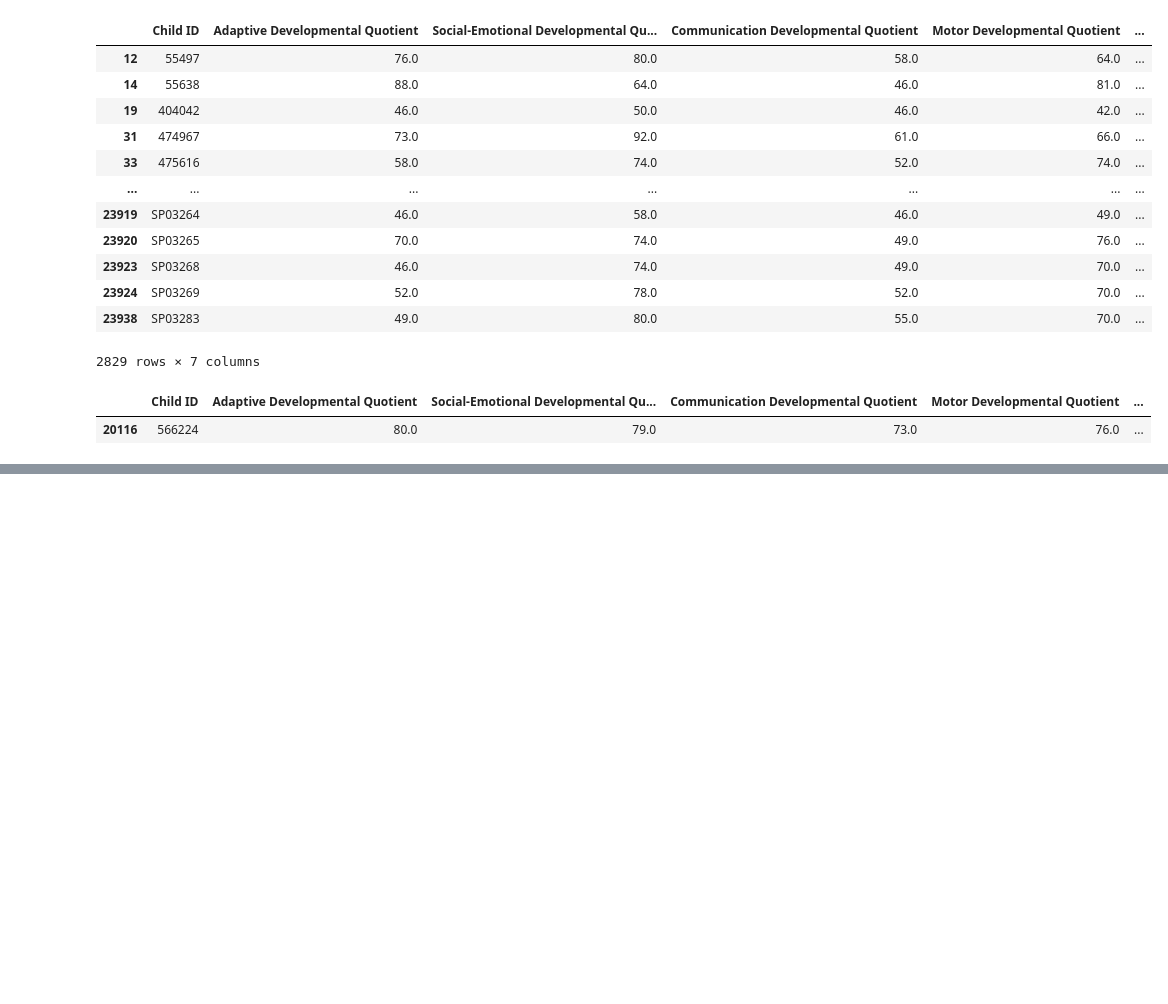
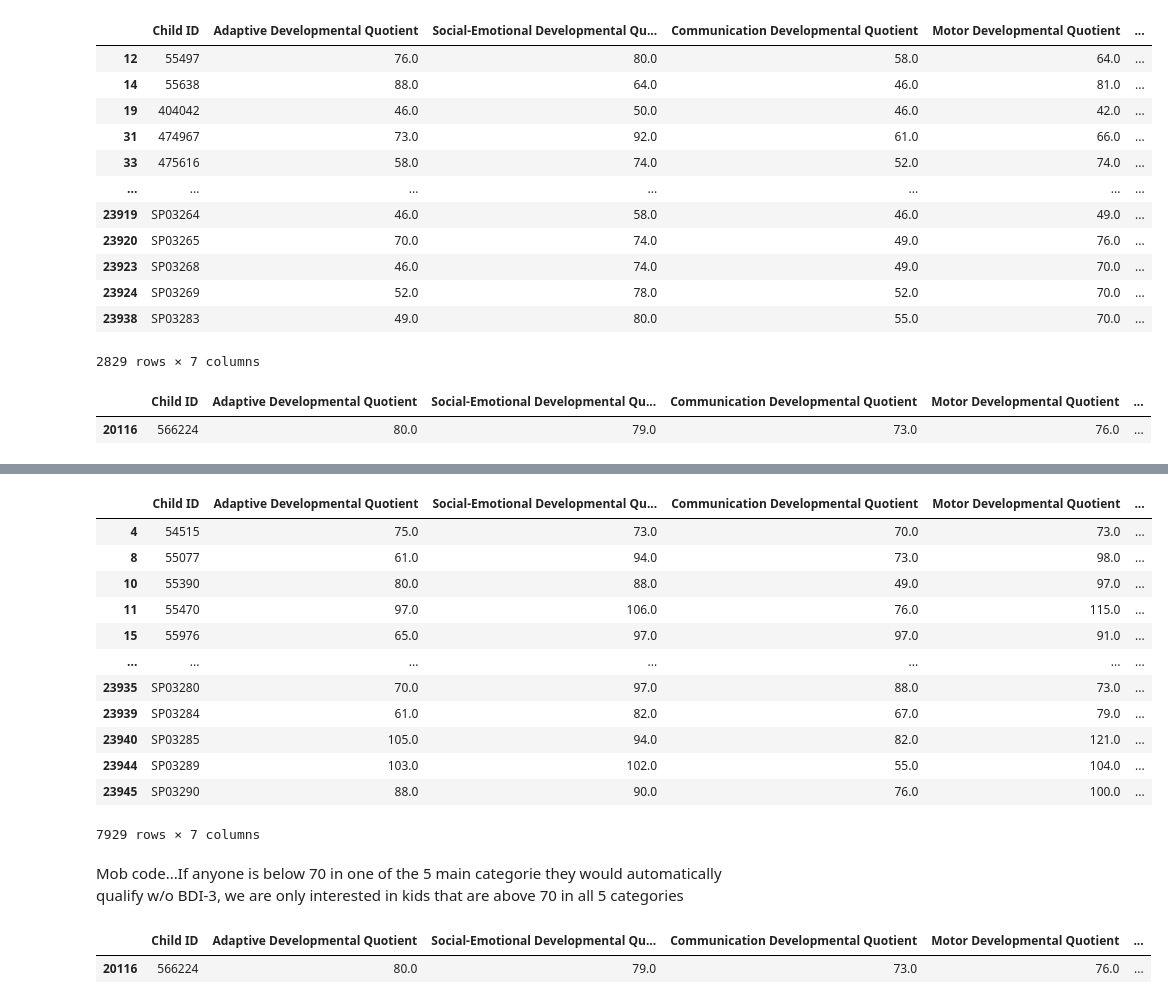
Before and after one commit to NSS-Data-Analytics-Cohort-10/teis-pugrammers, a Jupyter notebook: teispugrammers/teis_prelim (1).ipynb, the cells around one changed output, grey strips where cells are left out. Cells and saved outputs as stored; diff of their text form; code cells hidden in the pictures; blank space fills up the shorter version.

```diff
--- a/teispugrammers/teis_prelim (1).ipynb
+++ b/teispugrammers/teis_prelim (1).ipynb
@@ -579,0 +586,3 @@ eligible_without_bdi = no_bdi_qual['Adaptive Developmental Quotient'] <79) |
+# %%
+no_bdi_qual = dq_df[dq_df['BDI-3 Total Developmental Quotient'] > 70]
+no_bdi_qual
@@ -579,0 +603,36 @@ eligible_without_bdi = no_bdi_qual['Adaptive Developmental Quotient'] <79) |
+# %%
+eligible_without_bdi = no_bdi_qual[
+    (no_bdi_qual['Adaptive Developmental Quotient'] < 79) |
+    (no_bdi_qual['Social-Emotional Developmental Quotient'] < 79) |
+    (no_bdi_qual['Communication Developmental Quotient'] < 79) |
+    (no_bdi_qual['Motor Developmental Quotient'] < 79) |
+    (no_bdi_qual['Cognitive Developmental Quotient'] < 79)
+]
+
+eligible_without_bdi
+# %% [output]
+|  | Child ID | Adaptive Developmental Quotient | Social-Emotional Developmental Qu... | Communication Developmental Quotient | Motor Developmental Quotient | ... |
+| 4 | 54515 | 75.0 | 73.0 | 70.0 | 73.0 | ... |
+| 8 | 55077 | 61.0 | 94.0 | 73.0 | 98.0 | ... |
+| 10 | 55390 | 80.0 | 88.0 | 49.0 | 97.0 | ... |
+| 11 | 55470 | 97.0 | 106.0 | 76.0 | 115.0 | ... |
+| 15 | 55976 | 65.0 | 97.0 | 97.0 | 91.0 | ... |
+| ... | ... | ... | ... | ... | ... | ... |
+| 23935 | SP03280 | 70.0 | 97.0 | 88.0 | 73.0 | ... |
+| 23939 | SP03284 | 61.0 | 82.0 | 67.0 | 79.0 | ... |
+| 23940 | SP03285 | 105.0 | 94.0 | 82.0 | 121.0 | ... |
+| 23944 | SP03289 | 103.0 | 102.0 | 55.0 | 104.0 | ... |
+| 23945 | SP03290 | 88.0 | 90.0 | 76.0 | 100.0 | ... |
+7929 rows × 7 columns
+# %% [markdown]
+Mob code...If anyone is below 70 in one of the 5 main categorie they would automatically qualify w/o BDI-3, we are only interested in kids that are above 70 in all 5 categories
+# %%
+only_bdi_qual = bdi_qual[(bdi_qual['Adaptive Developmental Quotient'] > 70) &
+    (bdi_qual['Social-Emotional Developmental Quotient'] > 70) &
+    (bdi_qual['Communication Developmental Quotient'] > 70) &
+    (bdi_qual['Motor Developmental Quotient'] > 70) &
+    (bdi_qual['Cognitive Developmental Quotient'] > 70)]
+only_bdi_qual
+# %% [output]
+|  | Child ID | Adaptive Developmental Quotient | Social-Emotional Developmental Qu... | Communication Developmental Quotient | Motor Developmental Quotient | ... |
+| 20116 | 566224 | 80.0 | 79.0 | 73.0 | 76.0 | ... |
```
Also changed, not shown: parts of 10 cells of this notebook.
